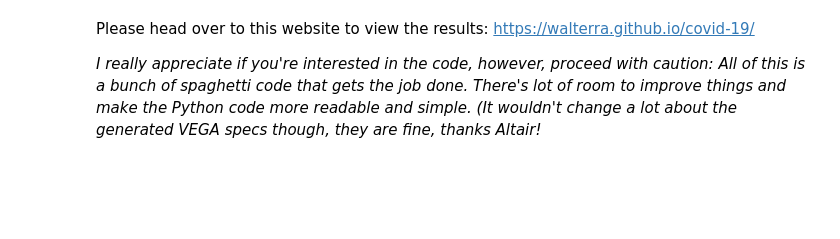
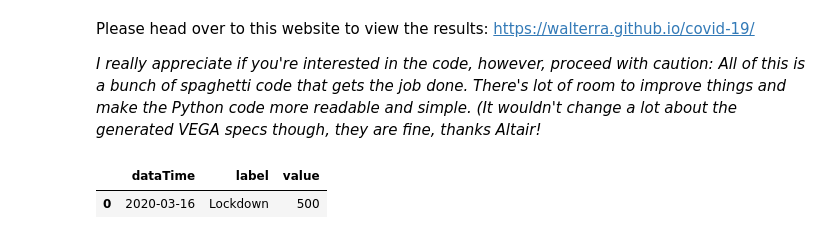
Before and after one commit to walterra/covid-19, a Jupyter notebook: jupyter/covid19-at-counties-daily.ipynb, the cells around one changed output. Cells and saved outputs as stored; diff of their text form; code cells hidden in the pictures; blank space fills up the shorter version.

Commit message:
Data update 30.04.2020 08:00:00.

```diff
--- a/jupyter/covid19-at-counties-daily.ipynb
+++ b/jupyter/covid19-at-counties-daily.ipynb
@@ -11,6 +11,18 @@ counties = ['B', 'K', 'Noe', 'Ooe', 'S', 'St', 'T', 'V', 'W']
 counties_confirmed = ['dataTime', 'B_confirmed', 'K_confirmed', 'Noe_confirmed', 'Ooe_confirmed', 'S_confirmed', 'St_confirmed', 'T_confirmed', 'V_confirmed', 'W_confirmed']
 counties_death = ['dataTime', 'B_death', 'K_death', 'Noe_death', 'Ooe_death', 'S_death', 'St_death', 'T_death', 'V_death', 'W_death']
 counties_recovered = ['dataTime', 'B_recovered', 'K_recovered', 'Noe_recovered', 'Ooe_recovered', 'S_recovered', 'St_recovered', 'T_recovered', 'V_recovered', 'W_recovered']
+# %%
+events = {
+    'dataTime': ['16.03.2020 00:00:00'],
+    'label': ['Lockdown'],
+    'value': 500
+}
+df_events = pd.DataFrame.from_dict(events)
+df_events['dataTime'] = pd.to_datetime(df_events['dataTime'], format='%d.%m.%Y %H:%M:%S')
+df_events.head()
+# %% [output]
+|  | dataTime | label | value |
+| 0 | 2020-03-16 | Lockdown | 500 |
 # %%
 df = pd.read_csv("../data/corin_data.csv")
 df['dataTime'] = pd.to_datetime(df['dataTime'], format='%d.%m.%Y %H:%M:%S')
```
Also changed, not shown: parts of 1 cell of this notebook, 15 other files.
